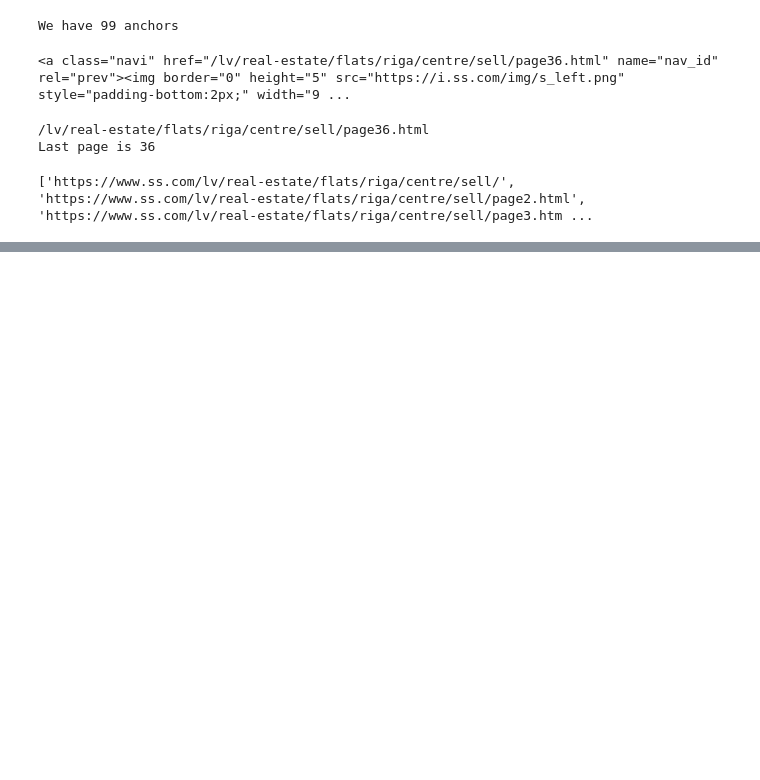
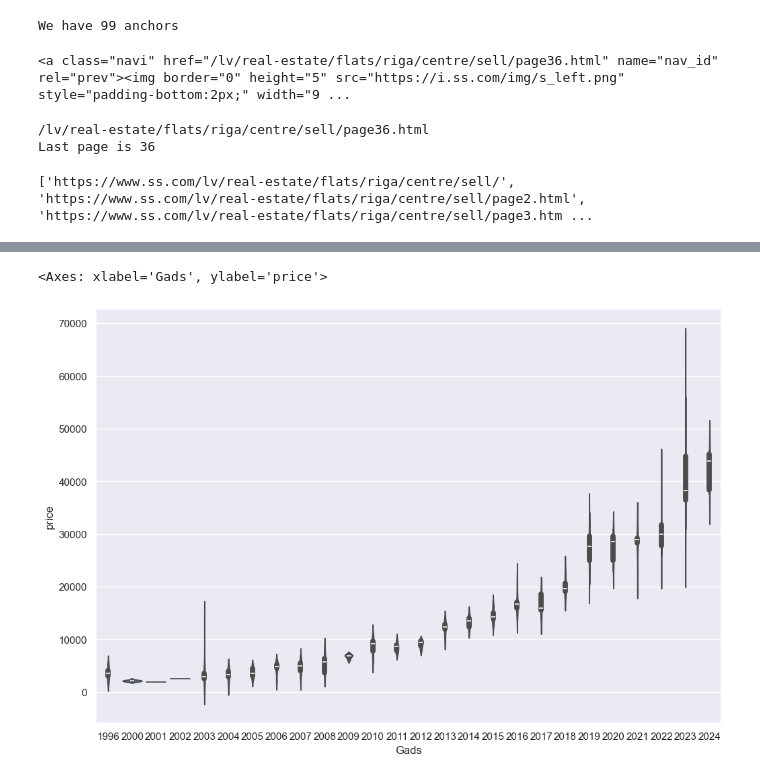
Before and after one commit to ValRCS/DAS_Python_24, a Jupyter notebook: A29_Group/Topic_15_Web_Scraping/WebScraping_Apartments.ipynb, the cells around one changed output, grey strips where cells are left out. Drawn from its saved outputs; the diff is of its cells as text; code cells hidden in the pictures; blank space fills up the shorter version.

Commit message:
webscraping seaborn

```diff
--- a/A29_Group/Topic_15_Web_Scraping/WebScraping_Apartments.ipynb
+++ b/A29_Group/Topic_15_Web_Scraping/WebScraping_Apartments.ipynb
@@ -524,0 +658,11 @@ toyota_df.to_excel(filename, index=False) # we do not want index column
+# %%
+# how about creating a violin plot for rav4 prices
+import seaborn as sns # install seaborn with pip install seaborn
+# color blind friendly
+sns.set_palette("colorblind")
+# set size
+sns.set(rc={'figure.figsize':(12,8)})
+sns.violinplot(data=rav4_df, x="Gads", y="price")
+# %% [output]
+<Axes: xlabel='Gads', ylabel='price'>
+[figure, added]
```
Also changed, not shown: parts of 11 cells of this notebook.
